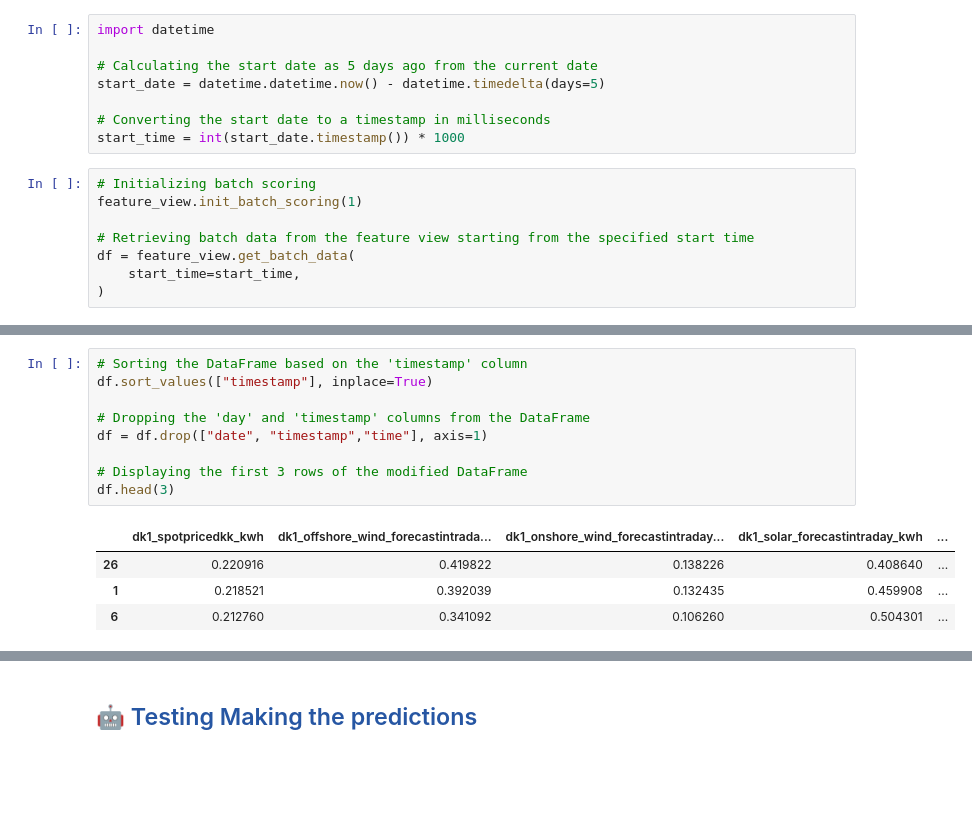
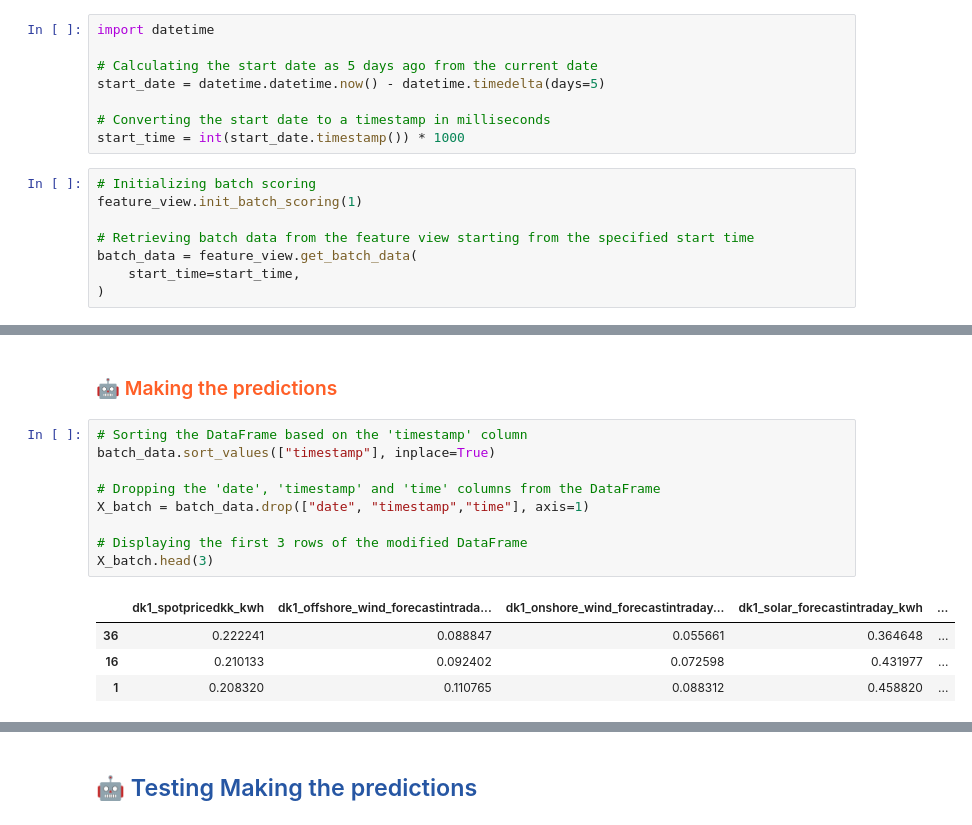
Before and after one commit to Camillahannesbo/BDS_MLOPs_Assignment, a Jupyter notebook: notebooks/4_batch_inference.ipynb, the cells around one changed output, grey strips where cells are left out. Drawn from its saved outputs; the diff is of its cells as text; blank space fills up the shorter version.

Commit message:
prediction changes

```diff
--- a/notebooks/4_batch_inference.ipynb
+++ b/notebooks/4_batch_inference.ipynb
@@ -97,7 +97,7 @@ start_time = int(start_date.timestamp()) * 1000
 feature_view.init_batch_scoring(1)
 
 # Retrieving batch data from the feature view starting from the specified start time
-df = feature_view.get_batch_data(
+batch_data = feature_view.get_batch_data(
     start_time=start_time,
 )
 # %% [output]
@@ -105,14 +115,16 @@ Finished: Reading data from Hopsworks, using ArrowFlight (2.38s)
+# %% [markdown]
+### <span style="color:#ff5f27;">🤖 Making the predictions</span>
 # %%
 # Sorting the DataFrame based on the 'timestamp' column
-df.sort_values(["timestamp"], inplace=True)
+batch_data.sort_values(["timestamp"], inplace=True)
 
-# Dropping the 'day' and 'timestamp' columns from the DataFrame
-df = df.drop(["date", "timestamp","time"], axis=1)
+# Dropping the 'date', 'timestamp' and 'time' columns from the DataFrame
+X_batch = batch_data.drop(["date", "timestamp","time"], axis=1)
 
 # Displaying the first 3 rows of the modified DataFrame
-df.head(3)
+X_batch.head(3)
 # %% [output]
 |  | dk1_spotpricedkk_kwh | dk1_offshore_wind_forecastintrada... | dk1_onshore_wind_forecastintraday... | dk1_solar_forecastintraday_kwh | ... |
-| 26 | 0.220916 | 0.419822 | 0.138226 | 0.408640 | ... |
-| 1 | 0.218521 | 0.392039 | 0.132435 | 0.459908 | ... |
-| 6 | 0.212760 | 0.341092 | 0.106260 | 0.504301 | ... |
+| 36 | 0.222241 | 0.088847 | 0.055661 | 0.364648 | ... |
+| 16 | 0.210133 | 0.092402 | 0.072598 | 0.431977 | ... |
+| 1 | 0.208320 | 0.110765 | 0.088312 | 0.458820 | ... |
```
Also changed, not shown: parts of 17 cells of this notebook, 8 other files.
